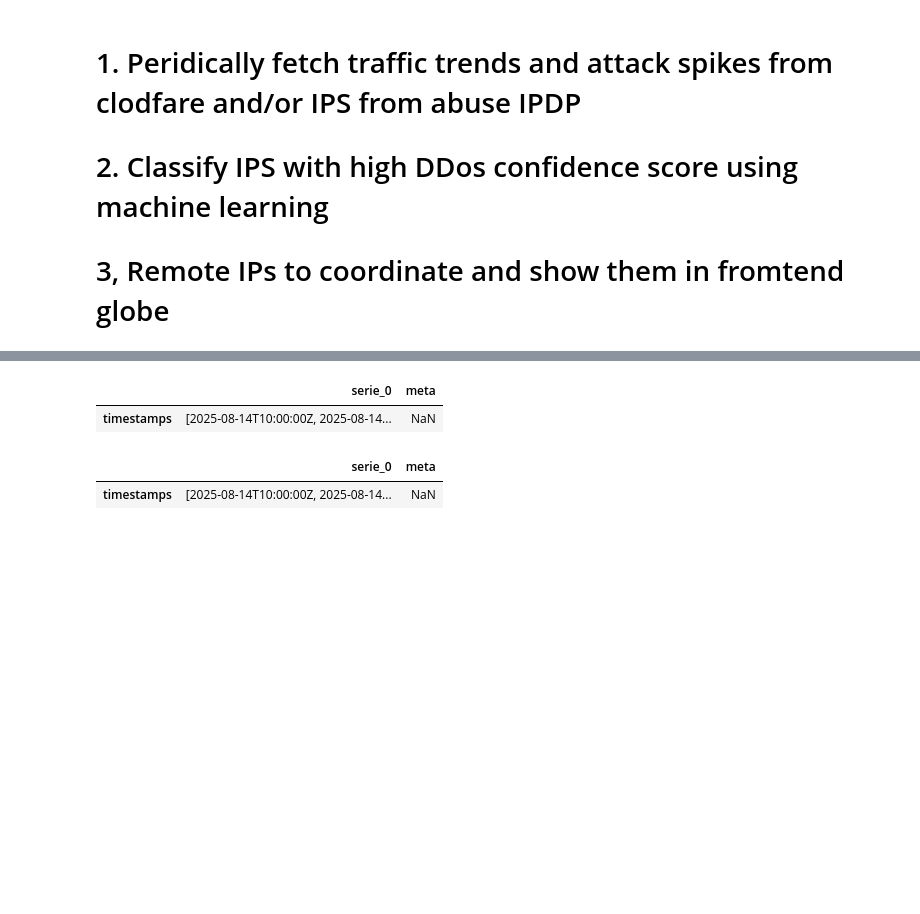
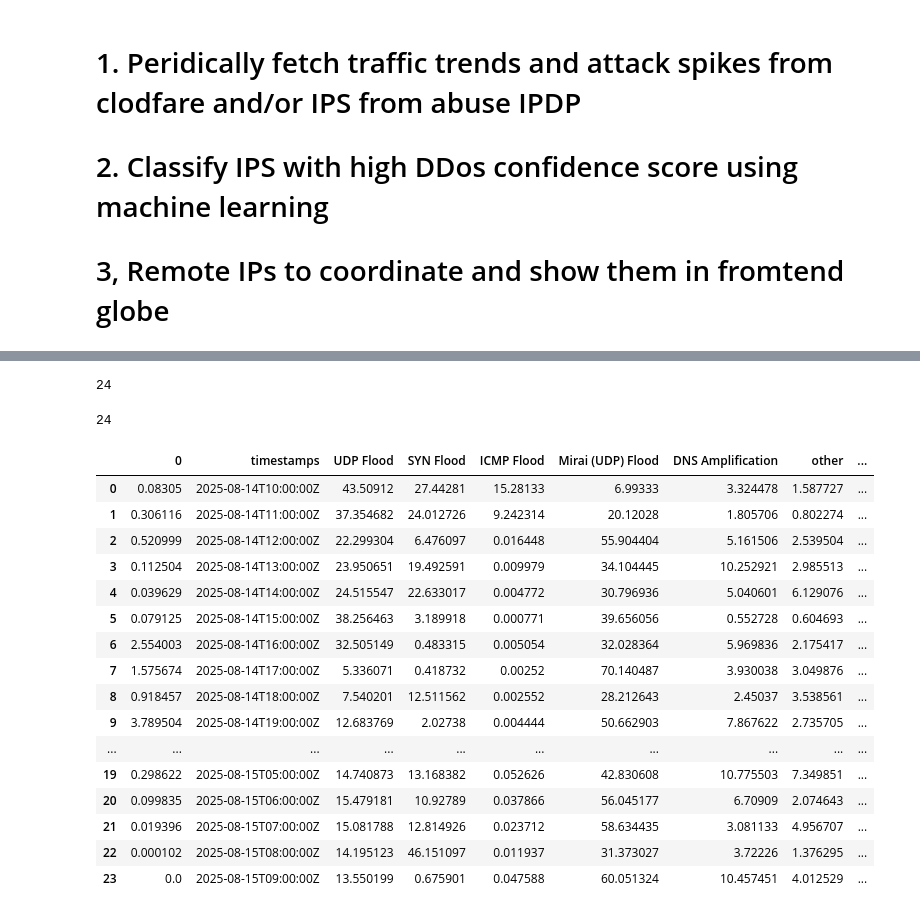
Before and after one commit to Sushil010/DDos_scrape, a Jupyter notebook: l7_l3.ipynb, the cells around one changed output, grey strips where cells are left out. Cells and saved outputs as stored; diff of their text form; code cells hidden in the pictures; blank space fills up the shorter version.

```diff
--- a/l7_l3.ipynb
+++ b/l7_l3.ipynb
@@ -61,13 +81,34 @@ df_duration = pd.DataFrame(duration_data)
 # %%
-df_vector.head(1)
+len(vector_data["serie_0"]["timestamps"])
 # %% [output]
-|  | serie_0 | meta |
-| timestamps | [2025-08-14T10:00:00Z, 2025-08-14... | NaN |
+24
 # %%
-df_ip.head(1)
+len(vector_data["serie_0"]["UDP Flood"])
 # %% [output]
-|  | serie_0 | meta |
-| timestamps | [2025-08-14T10:00:00Z, 2025-08-14... | NaN |
+24
+# %%
+for x in vector_data["serie_0"]:
+    df[x]=pd.DataFrame(vector_data["serie_0"][x])
+# %%
+df
+# %% [output]
+|  | 0 | timestamps | UDP Flood | SYN Flood | ICMP Flood | Mirai (UDP) Flood | DNS Amplification | other | ... |
+| 0 | 0.08305 | 2025-08-14T10:00:00Z | 43.50912 | 27.44281 | 15.28133 | 6.99333 | 3.324478 | 1.587727 | ... |
+| 1 | 0.306116 | 2025-08-14T11:00:00Z | 37.354682 | 24.012726 | 9.242314 | 20.12028 | 1.805706 | 0.802274 | ... |
+| 2 | 0.520999 | 2025-08-14T12:00:00Z | 22.299304 | 6.476097 | 0.016448 | 55.904404 | 5.161506 | 2.539504 | ... |
+| 3 | 0.112504 | 2025-08-14T13:00:00Z | 23.950651 | 19.492591 | 0.009979 | 34.104445 | 10.252921 | 2.985513 | ... |
+| 4 | 0.039629 | 2025-08-14T14:00:00Z | 24.515547 | 22.633017 | 0.004772 | 30.796936 | 5.040601 | 6.129076 | ... |
+| 5 | 0.079125 | 2025-08-14T15:00:00Z | 38.256463 | 3.189918 | 0.000771 | 39.656056 | 0.552728 | 0.604693 | ... |
+| 6 | 2.554003 | 2025-08-14T16:00:00Z | 32.505149 | 0.483315 | 0.005054 | 32.028364 | 5.969836 | 2.175417 | ... |
+| 7 | 1.575674 | 2025-08-14T17:00:00Z | 5.336071 | 0.418732 | 0.00252 | 70.140487 | 3.930038 | 3.049876 | ... |
+| 8 | 0.918457 | 2025-08-14T18:00:00Z | 7.540201 | 12.511562 | 0.002552 | 28.212643 | 2.45037 | 3.538561 | ... |
+| 9 | 3.789504 | 2025-08-14T19:00:00Z | 12.683769 | 2.02738 | 0.004444 | 50.662903 | 7.867622 | 2.735705 | ... |
+| ... | ... | ... | ... | ... | ... | ... | ... | ... | ... |
+| 19 | 0.298622 | 2025-08-15T05:00:00Z | 14.740873 | 13.168382 | 0.052626 | 42.830608 | 10.775503 | 7.349851 | ... |
+| 20 | 0.099835 | 2025-08-15T06:00:00Z | 15.479181 | 10.92789 | 0.037866 | 56.045177 | 6.70909 | 2.074643 | ... |
+| 21 | 0.019396 | 2025-08-15T07:00:00Z | 15.081788 | 12.814926 | 0.023712 | 58.634435 | 3.081133 | 4.956707 | ... |
+| 22 | 0.000102 | 2025-08-15T08:00:00Z | 14.195123 | 46.151097 | 0.011937 | 31.373027 | 3.72226 | 1.376295 | ... |
+| 23 | 0.0 | 2025-08-15T09:00:00Z | 13.550199 | 0.675901 | 0.047588 | 60.051324 | 10.457451 | 4.012529 | ... |
 # %%
 import pandas as pd
 
```
Also changed, not shown: parts of 4 cells of this notebook.
